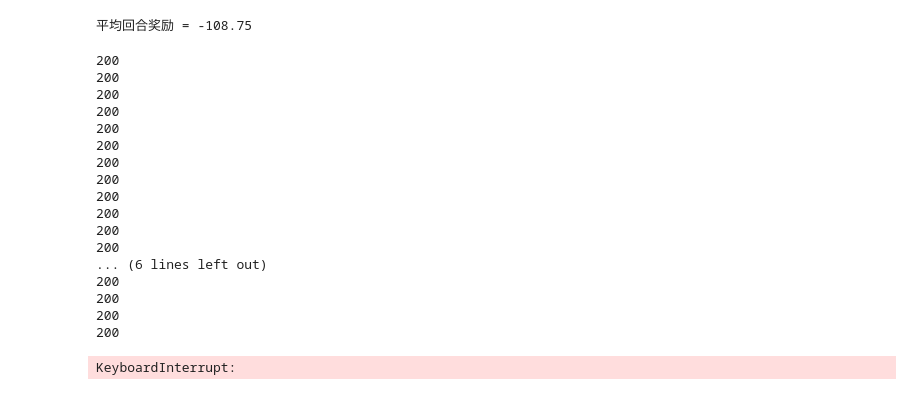
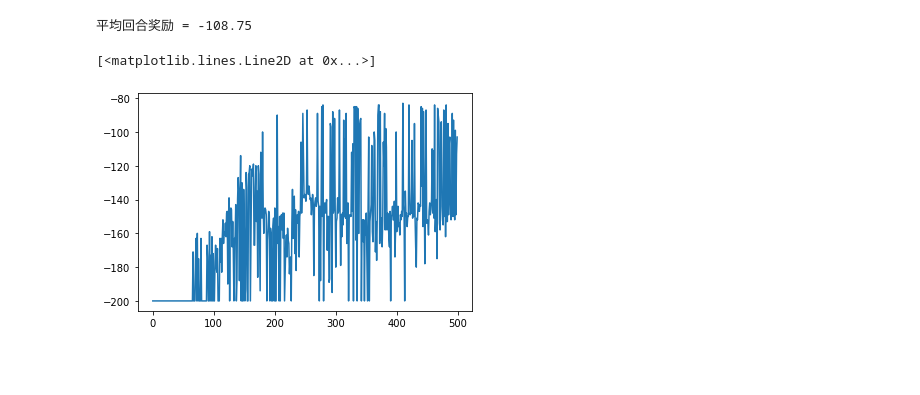
Before and after one commit to quqixun/RL-Python-Pytorch, a Jupyter notebook: Chapter6-函数近似方法/6.5-案例：小车上山.ipynb, the cells around one changed output. Drawn from its saved outputs; the diff is of its cells as text; code cells hidden in the pictures; blank space fills up the shorter version.

```diff
--- a/Chapter6-函数近似方法/6.5-案例：小车上山.ipynb
+++ b/Chapter6-函数近似方法/6.5-案例：小车上山.ipynb
@@ -245,7 +322,6 @@ def play_qlearning(env, agent, train=False, render=False):
     episode_reward = 0
     observation = env.reset()
 
-    i = 0
     while True:
         if render:
             env.render()
@@ -257,9 +333,7 @@ def play_qlearning(env, agent, train=False, render=False):
         if train:
             agent.learn(observation, action, reward, next_observation, done)
 
-        i += 1
         if done:
-            print(i)
             break
 
         observation = next_observation
@@ -341,34 +342,18 @@ class DQNAgent(object):
 # %%
 # 训练带目标网络的深度Q学习智能体
 
-net_kwargs = dict(hidden_sizes=[64,], learning_rate=0.01)
+net_kwargs = dict(hidden_sizes=[128,], learning_rate=0.01)
 agent = DQNAgent(env, net_kwargs=net_kwargs)
 
 episodes = 500
 episode_rewards = []
 for _ in tqdm(range(episodes)):
     episode_reward = play_qlearning(env, agent, train=True)
     episode_rewards.append(episode_reward)
 plt.plot(episode_rewards)
 # %% [output]
-200
-200
-200
-200
-200
-200
-200
-200
-200
-200
-200
-200
-... (6 lines left out)
-200
-200
-200
-200
+[<matplotlib.lines.Line2D at 0x...>]
-KeyboardInterrupt:
+[figure, added]
 # %%
 # 测试带目标网络的深度Q学习智能体
 
```
Also changed, not shown: parts of 3 cells of this notebook.
